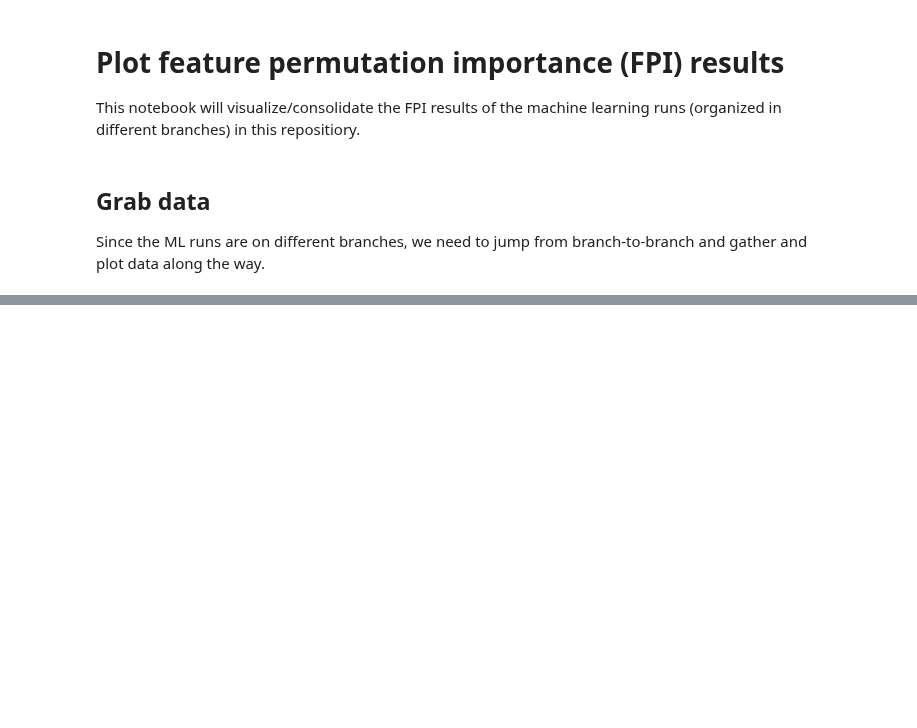
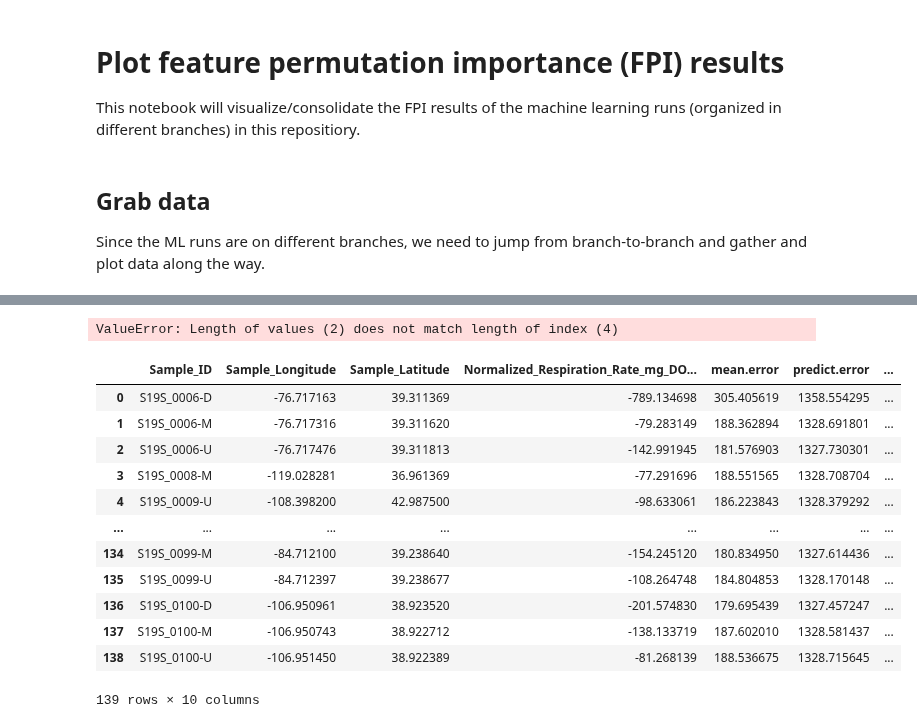
Before and after one commit to parallelworks/sl-archive-whondrs, a Jupyter notebook: examples/plot_fpi_results.ipynb, the cells around one changed output, grey strips where cells are left out. Saved outputs shown, nothing was run; the diff lists cells and outputs as text; code cells hidden in the pictures; blank space fills up the shorter version.

```diff
--- a/examples/plot_fpi_results.ipynb
+++ b/examples/plot_fpi_results.ipynb
@@ -149,0 +237,22 @@ a
+# %%
+test['c'] = [9, 10]
+# %% [output]
+ValueError: Length of values (2) does not match length of index (4)
+# %%
+predict_all = pd.read_csv(repo_prefix+repo_name+'/output_data/unfiltered_predict_output_avg.csv')
+# %%
+predict_all
+# %% [output]
+|  | Sample_ID | Sample_Longitude | Sample_Latitude | Normalized_Respiration_Rate_mg_DO... | mean.error | predict.error | ... |
+| 0 | S19S_0006-D | -76.717163 | 39.311369 | -789.134698 | 305.405619 | 1358.554295 | ... |
+| 1 | S19S_0006-M | -76.717316 | 39.311620 | -79.283149 | 188.362894 | 1328.691801 | ... |
+| 2 | S19S_0006-U | -76.717476 | 39.311813 | -142.991945 | 181.576903 | 1327.730301 | ... |
+| 3 | S19S_0008-M | -119.028281 | 36.961369 | -77.291696 | 188.551565 | 1328.708704 | ... |
+| 4 | S19S_0009-U | -108.398200 | 42.987500 | -98.633061 | 186.223843 | 1328.379292 | ... |
+| ... | ... | ... | ... | ... | ... | ... | ... |
+| 134 | S19S_0099-M | -84.712100 | 39.238640 | -154.245120 | 180.834950 | 1327.614436 | ... |
+| 135 | S19S_0099-U | -84.712397 | 39.238677 | -108.264748 | 184.804853 | 1328.170148 | ... |
+| 136 | S19S_0100-D | -106.950961 | 38.923520 | -201.574830 | 179.695439 | 1327.457247 | ... |
+| 137 | S19S_0100-M | -106.950743 | 38.922712 | -138.133719 | 187.602010 | 1328.581437 | ... |
+| 138 | S19S_0100-U | -106.951450 | 38.922389 | -81.268139 | 188.536675 | 1328.715645 | ... |
+139 rows × 10 columns
```
Also changed, not shown: parts of 11 cells of this notebook.
